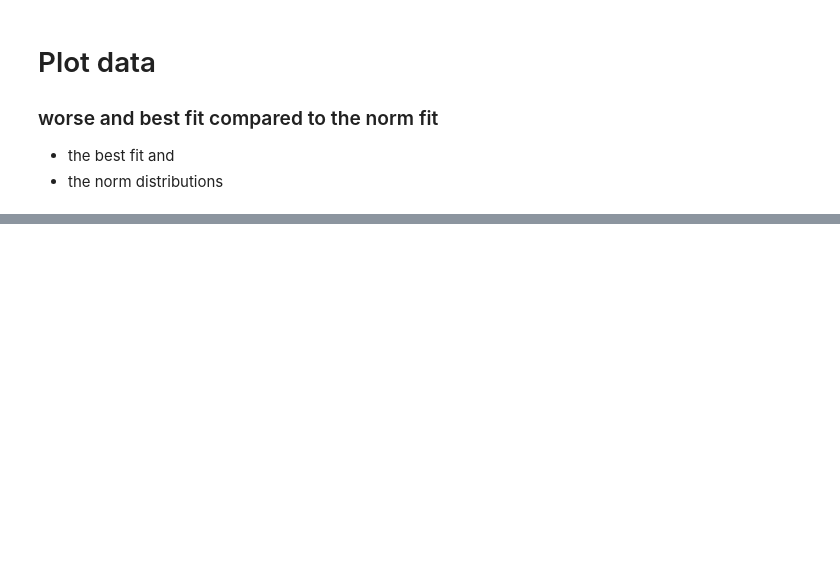
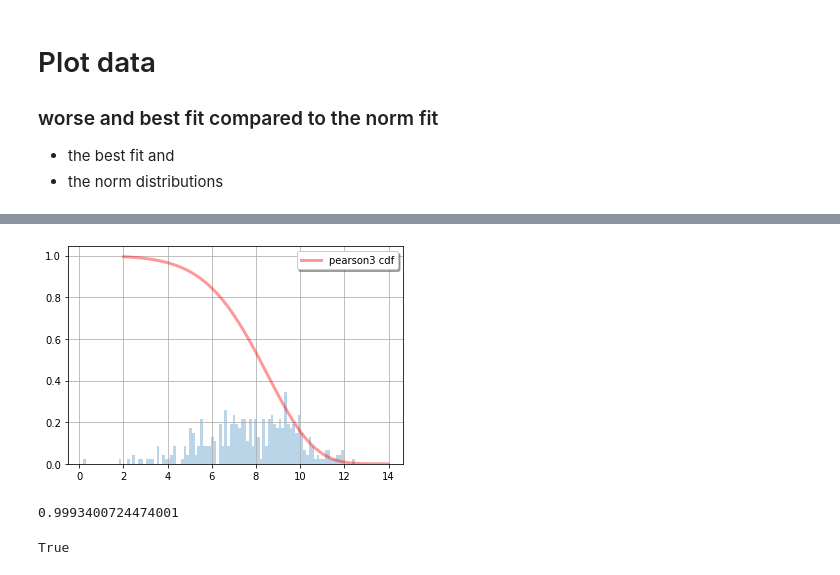
Before and after one commit to vanderbiltscl/SpeculativeScheduling, a Jupyter notebook: workload/synthetic_fit.ipynb, the cells around one changed output, grey strips where cells are left out. Drawn from its saved outputs; the diff is of its cells as text; code cells hidden in the pictures; blank space fills up the shorter version.

```diff
--- a/workload/synthetic_fit.ipynb
+++ b/workload/synthetic_fit.ipynb
@@ -192,0 +205,16 @@ norm sequence:[10.48, 12.88, 14.76, 16.36, 17.8, 19.12, 19.96, 20.0]
+# %%
+data = st.pearson3.rvs(-0.5, loc=8, scale=2, size=number_samples)
+fig, ax = plt.subplots(1, 1)
+ax.plot(x, st.pearson3.cdf(x, -0.5, loc=8, scale=2),
+        'r-', lw=3, alpha=0.4, label='pearson3 cdf')
+ax.hist(data, bins=100, density=True, histtype='stepfilled', alpha=0.3)
+ax.legend(shadow=True)
+plt.grid(True)
+
+plt.show()
+print(st.pearson3.cdf(0, -0.5, loc=8, scale=2))
+np.isclose(st.pearson3.cdf(0, -0.5, loc=8, scale=2), 1, rtol=1e-03)
+# %% [output]
+[figure, added]
+0.9993400724474001
+True
```
Also changed, not shown: parts of 8 cells of this notebook.
